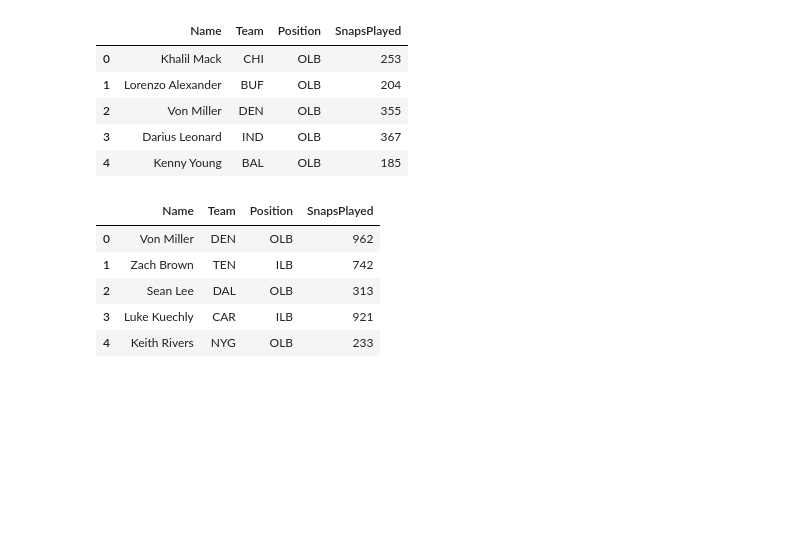
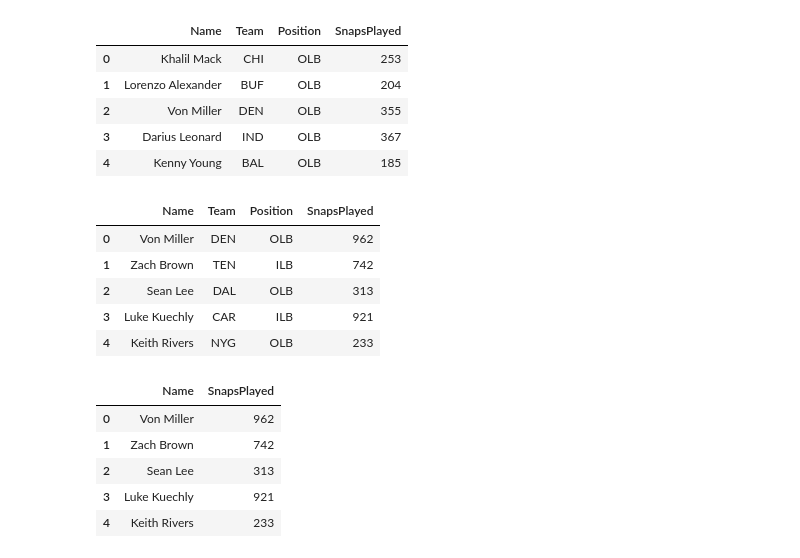
Before and after one commit to DrewLoPresti/NFL_Challenge, a Jupyter notebook: Snap Count/LB Snap Count.ipynb, the cells around one changed output. Cells and saved outputs as stored; diff of their text form; code cells hidden in the pictures; blank space fills up the shorter version.

```diff
--- a/Snap Count/LB Snap Count.ipynb
+++ b/Snap Count/LB Snap Count.ipynb
@@ -187,3 +187,13 @@ lb_result.head()
 | 2 | Sean Lee | DAL | OLB | 313 |
 | 3 | Luke Kuechly | CAR | ILB | 921 |
 | 4 | Keith Rivers | NYG | OLB | 233 |
+# %%
+lb_result.drop(['Team', 'Position'], axis=1, inplace=True)
+lb_result.head()
+# %% [output]
+|  | Name | SnapsPlayed |
+| 0 | Von Miller | 962 |
+| 1 | Zach Brown | 742 |
+| 2 | Sean Lee | 313 |
+| 3 | Luke Kuechly | 921 |
+| 4 | Keith Rivers | 233 |
```
Also changed, not shown: parts of 3 cells of this notebook, 6 other files.
